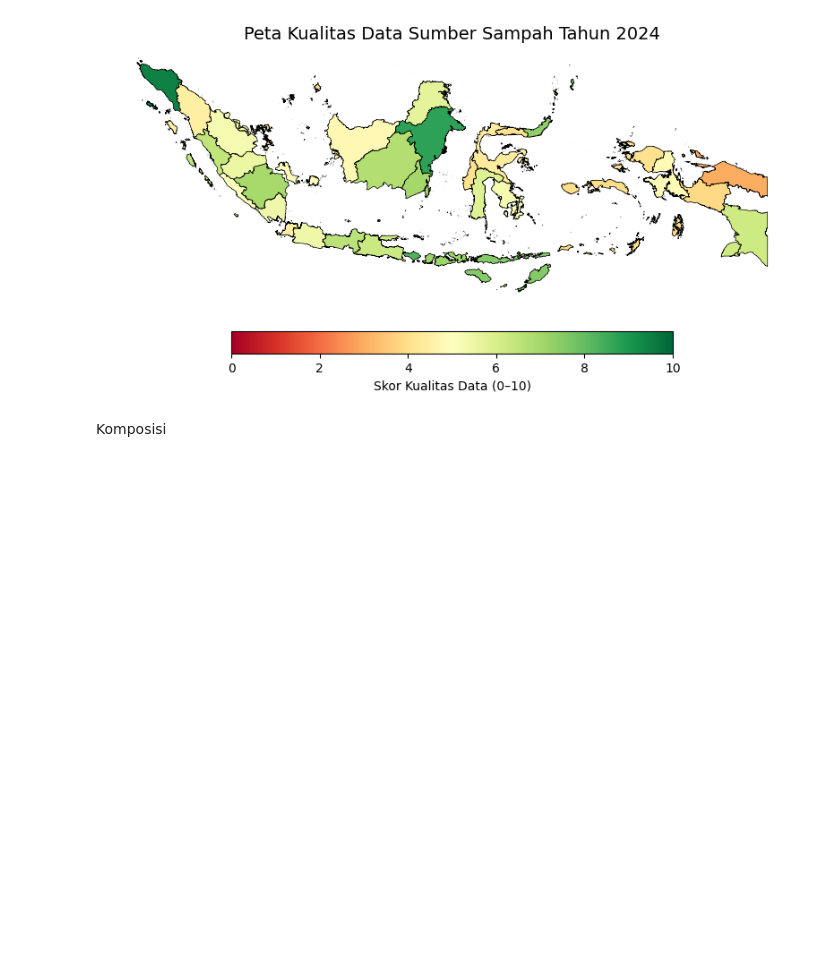
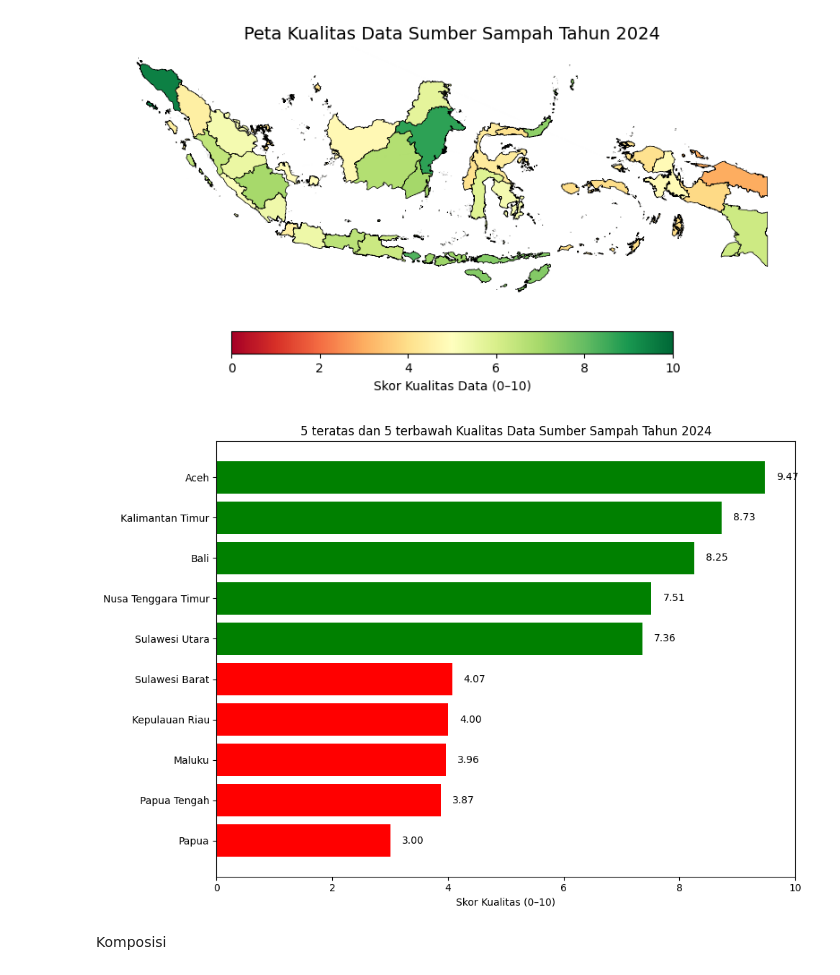
Before and after one commit to muhrisman/met-pipeline-24, a Jupyter notebook: notebooks/explore_analysis.ipynb, the cells around one changed output. Cells and saved outputs as stored; diff of their text form; code cells hidden in the pictures; blank space fills up the shorter version.

```diff
--- a/notebooks/explore_analysis.ipynb
+++ b/notebooks/explore_analysis.ipynb
@@ -1234,6 +1372,69 @@ ax.axis("off")
 plt.show()
 # %% [output]
 [figure]
+# %%
+import matplotlib.pyplot as plt
+
+# ===============================
+# PILIH TAHUN
+# ===============================
+year = 2024
+
+df_year = gdf_merged[
+    gdf_merged["Tahun"] == year
+].copy()
+
+# Urutkan
+df_sorted = df_year.sort_values(
+    "Final_Sumber_Score_0_10",
+    ascending=False
+)
+
+# Ambil Top 5 dan Bottom 5
+top_5 = df_sorted.head(5)
+bottom_5 = df_sorted.tail(5)
+
+# Gabungkan
+plot_df = pd.concat([top_5, bottom_5])
+
+# Tambahkan warna
+plot_df["Warna"] = ["Hijau"]*5 + ["Merah"]*5
+
+# ===============================
+# PLOT
+# ===============================
+plt.figure(figsize=(10, 7))
+
+colors = plot_df["Warna"].map({
+    "Hijau": "green",
+    "Merah": "red"
+})
+
+bars = plt.barh(
+    plot_df["name_1"],
+    plot_df["Final_Sumber_Score_0_10"],
+    color=colors
+)
+
+plt.xlim(0, 10)
+plt.xlabel("Skor Kualitas (0–10)")
+plt.title(f"5 teratas dan 5 terbawah Kualitas Data Sumber Sampah Tahun {year}")
+
+# Tambahkan label skor di ujung bar
+for bar in bars:
+    width = bar.get_width()
+    plt.text(
+        width + 0.2,
+        bar.get_y() + bar.get_height()/2,
+        f"{width:.2f}",
+        va="center"
+    )
+
+plt.gca().invert_yaxis()
+plt.tight_layout()
+plt.show()
+# %% [output]
+[figure, added]
 # %% [markdown]
 Komposisi
 # %%
```
Also changed, not shown: parts of 48 cells of this notebook.
